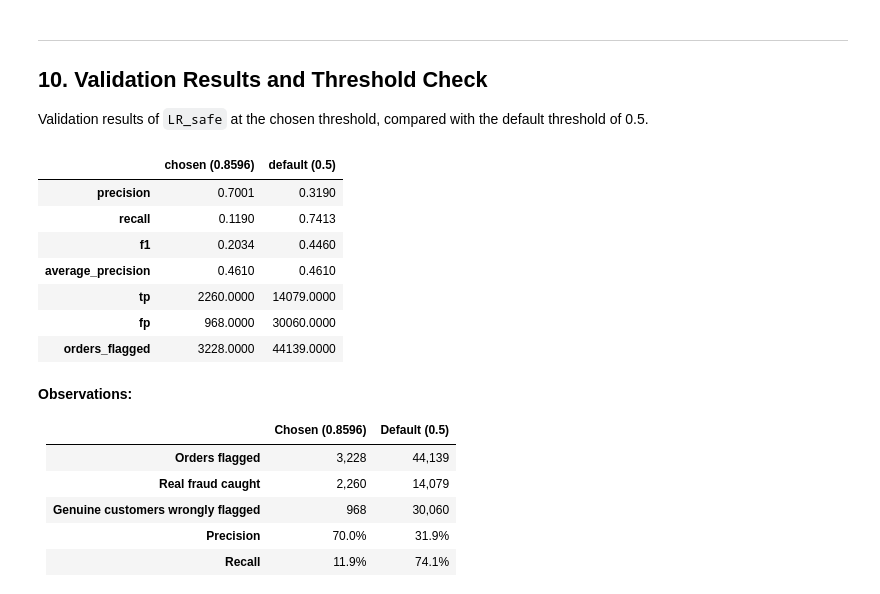
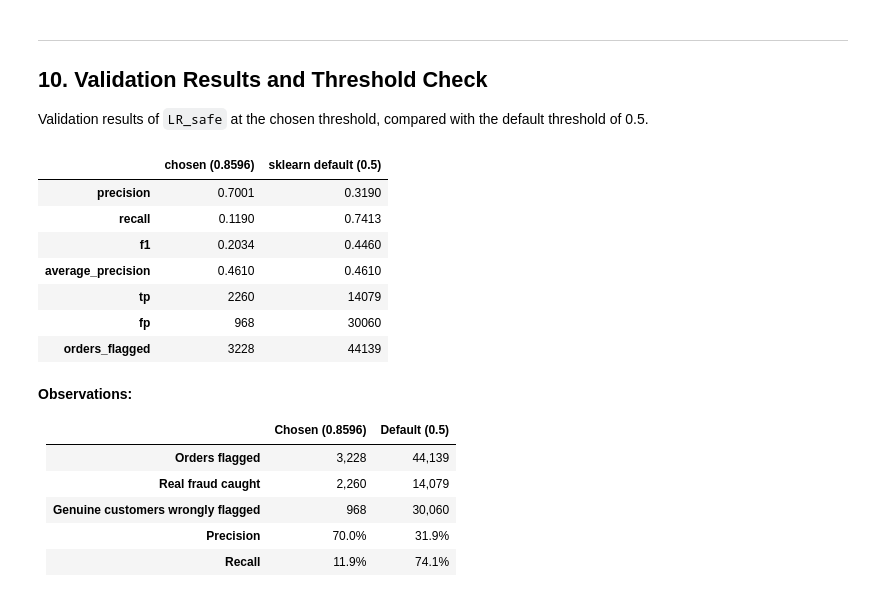
Before and after one commit to ABBYKETING/MLOps_CA1_group5, a Jupyter notebook: notebooks/logreg_yueliang.ipynb, the cells around one changed output. Drawn from its saved outputs; the diff is of its cells as text; code cells hidden in the pictures.

```diff
--- a/notebooks/logreg_yueliang.ipynb
+++ b/notebooks/logreg_yueliang.ipynb
@@ -324,23 +324,28 @@ Validation results of `LR_safe` at the chosen threshold, compared with the defau
 # %%
 parts, _ = mu.split_data(df_safe)
 X_val, y_val = parts["Validation"]
 val_prob = model_safe.predict_proba(X_val)[:, 1]
 
 threshold_check = pd.DataFrame({
     f"chosen ({result_safe['threshold']:.4f})": mu.evaluate(y_val, val_prob, result_safe["threshold"]),
-    "default (0.5)": mu.evaluate(y_val, val_prob, 0.5),
+    "sklearn default (0.5)": mu.evaluate(y_val, val_prob, 0.5),
 }).loc[["precision", "recall", "f1", "average_precision", "tp", "fp"]]
 threshold_check.loc["orders_flagged"] = threshold_check.loc["tp"] + threshold_check.loc["fp"]
-threshold_check
+
+# show counts as whole numbers and scores with 4 decimals
+shown = threshold_check.round(4).astype(object)
+for row in ["tp", "fp", "orders_flagged"]:
+    shown.loc[row] = threshold_check.loc[row].astype(int)
+shown
 # %% [output]
-|  | chosen (0.8596) | default (0.5) |
+|  | chosen (0.8596) | sklearn default (0.5) |
 | precision | 0.7001 | 0.3190 |
 | recall | 0.1190 | 0.7413 |
 | f1 | 0.2034 | 0.4460 |
 | average_precision | 0.4610 | 0.4610 |
-| tp | 2260.0000 | 14079.0000 |
-| fp | 968.0000 | 30060.0000 |
-| orders_flagged | 3228.0000 | 44139.0000 |
+| tp | 2260 | 14079 |
+| fp | 968 | 30060 |
+| orders_flagged | 3228 | 44139 |
 # %% [markdown]
 **Observations:**
 
```
Also changed, not shown: parts of 10 cells of this notebook.
